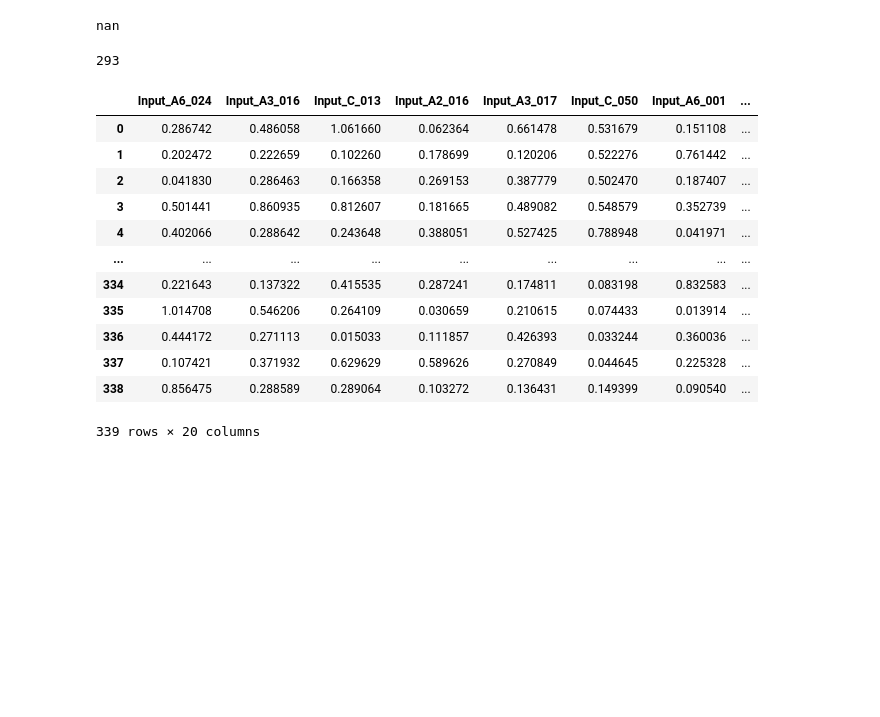
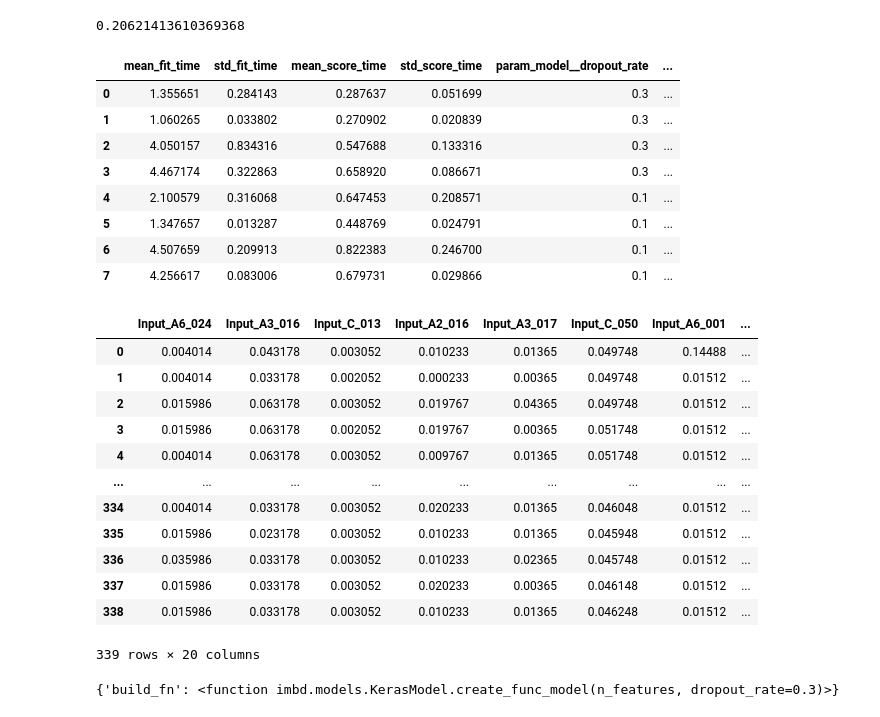
Before and after one commit to r05323028/imbd2020, a Jupyter notebook: experiment_training.ipynb, the cells around one changed output. Cells and saved outputs as stored; diff of their text form; code cells hidden in the pictures; blank space fills up the shorter version.

Commit message:
add keras model functional api

```diff
--- a/experiment_training.ipynb
+++ b/experiment_training.ipynb
@@ -38,6 +16,8 @@ def create_func_model():
 # %%
     param_grid = {
-        "prepro__variance_selector__threshold": [0.0],
+        "prepro__variance_selector__threshold": [0.0, 0.01],
+        "model__epochs": [10, 20],
+        "model__dropout_rate": [0.3, 0.1],
         # "model__estimator__n_estimators": [1000],
         # "model__estimator__max_depth": [5, 10],
         # "model__estimator__alpha": [0, 0.1, 0.01],
@@ -57,7 +37,8 @@ train_labels = df[loader.labels]
 # %%
 base_model = MultiOutputRegressor(XGBRegressor())
 # base_nn_model = KerasRegressor(build_fn=create_model, epochs=100)
-base_nn_model = KerasRegressor(build_fn=create_model, epochs=100)
+# base_nn_model = KerasRegressor(build_fn=classifier, epochs=100)
+base_nn_model = KerasModel()
 # %%
 # build pipeline
 steps = [('prepro', preprocessor), ('model', base_nn_model)]
@@ -87,21 +85,36 @@ Epoch 100/100
 # %%
 fitted.best_score_
 # %% [output]
-nan
+0.20621413610369368
+# %%
+pd.DataFrame(fitted.cv_results_)
+# %% [output]
+|  | mean_fit_time | std_fit_time | mean_score_time | std_score_time | param_model__dropout_rate | ... |
+| 0 | 1.355651 | 0.284143 | 0.287637 | 0.051699 | 0.3 | ... |
+| 1 | 1.060265 | 0.033802 | 0.270902 | 0.020839 | 0.3 | ... |
+| 2 | 4.050157 | 0.834316 | 0.547688 | 0.133316 | 0.3 | ... |
+| 3 | 4.467174 | 0.322863 | 0.658920 | 0.086671 | 0.3 | ... |
+| 4 | 2.100579 | 0.316068 | 0.647453 | 0.208571 | 0.1 | ... |
+| 5 | 1.347657 | 0.013287 | 0.448769 | 0.024791 | 0.1 | ... |
+| 6 | 4.507659 | 0.209913 | 0.822383 | 0.246700 | 0.1 | ... |
+| 7 | 4.256617 | 0.083006 | 0.679731 | 0.029866 | 0.1 | ... |
 # %%
 np.abs(fitted.predict(train_features) - train_labels)
 # %% [output]
+|  | Input_A6_024 | Input_A3_016 | Input_C_013 | Input_A2_016 | Input_A3_017 | Input_C_050 | Input_A6_001 | ... |
+| 0 | 0.004014 | 0.043178 | 0.003052 | 0.010233 | 0.01365 | 0.049748 | 0.14488 | ... |
+| 1 | 0.004014 | 0.033178 | 0.002052 | 0.000233 | 0.00365 | 0.049748 | 0.01512 | ... |
+| 2 | 0.015986 | 0.063178 | 0.003052 | 0.019767 | 0.04365 | 0.049748 | 0.01512 | ... |
+| 3 | 0.015986 | 0.063178 | 0.002052 | 0.019767 | 0.00365 | 0.051748 | 0.01512 | ... |
+| 4 | 0.004014 | 0.063178 | 0.003052 | 0.009767 | 0.01365 | 0.051748 | 0.01512 | ... |
+| ... | ... | ... | ... | ... | ... | ... | ... | ... |
+| 334 | 0.004014 | 0.033178 | 0.003052 | 0.020233 | 0.01365 | 0.046048 | 0.01512 | ... |
+| 335 | 0.015986 | 0.023178 | 0.003052 | 0.010233 | 0.01365 | 0.045948 | 0.01512 | ... |
+| 336 | 0.035986 | 0.033178 | 0.003052 | 0.010233 | 0.02365 | 0.045748 | 0.01512 | ... |
+| 337 | 0.015986 | 0.033178 | 0.003052 | 0.020233 | 0.00365 | 0.046148 | 0.01512 | ... |
+| 338 | 0.015986 | 0.033178 | 0.003052 | 0.010233 | 0.01365 | 0.046248 | 0.01512 | ... |
-293
+339 rows × 20 columns
-|  | Input_A6_024 | Input_A3_016 | Input_C_013 | Input_A2_016 | Input_A3_017 | Input_C_050 | Input_A6_001 | ... |
-| 0 | 0.286742 | 0.486058 | 1.061660 | 0.062364 | 0.661478 | 0.531679 | 0.151108 | ... |
-| 1 | 0.202472 | 0.222659 | 0.102260 | 0.178699 | 0.120206 | 0.522276 | 0.761442 | ... |
-| 2 | 0.041830 | 0.286463 | 0.166358 | 0.269153 | 0.387779 | 0.502470 | 0.187407 | ... |
-| 3 | 0.501441 | 0.860935 | 0.812607 | 0.181665 | 0.489082 | 0.548579 | 0.352739 | ... |
-| 4 | 0.402066 | 0.288642 | 0.243648 | 0.388051 | 0.527425 | 0.788948 | 0.041971 | ... |
-| ... | ... | ... | ... | ... | ... | ... | ... | ... |
-| 334 | 0.221643 | 0.137322 | 0.415535 | 0.287241 | 0.174811 | 0.083198 | 0.832583 | ... |
-| 335 | 1.014708 | 0.546206 | 0.264109 | 0.030659 | 0.210615 | 0.074433 | 0.013914 | ... |
-| 336 | 0.444172 | 0.271113 | 0.015033 | 0.111857 | 0.426393 | 0.033244 | 0.360036 | ... |
-| 337 | 0.107421 | 0.371932 | 0.629629 | 0.589626 | 0.270849 | 0.044645 | 0.225328 | ... |
-| 338 | 0.856475 | 0.288589 | 0.289064 | 0.103272 | 0.136431 | 0.149399 | 0.090540 | ... |
-339 rows × 20 columns
+# %%
+pipe.get_params()['model'].get_params()
+# %% [output]
+{'build_fn': <function imbd.models.KerasModel.create_func_model(n_features, dropout_rate=0.3)>}
```
Also changed, not shown: parts of 5 cells of this notebook, 3 other files.
